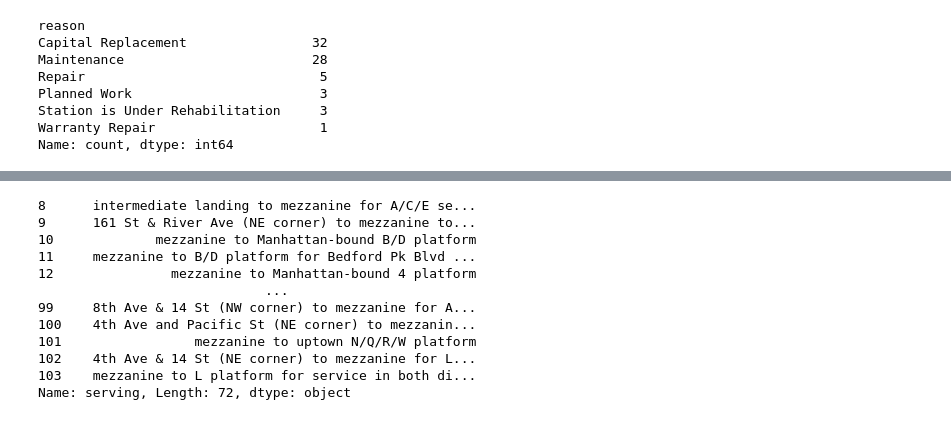
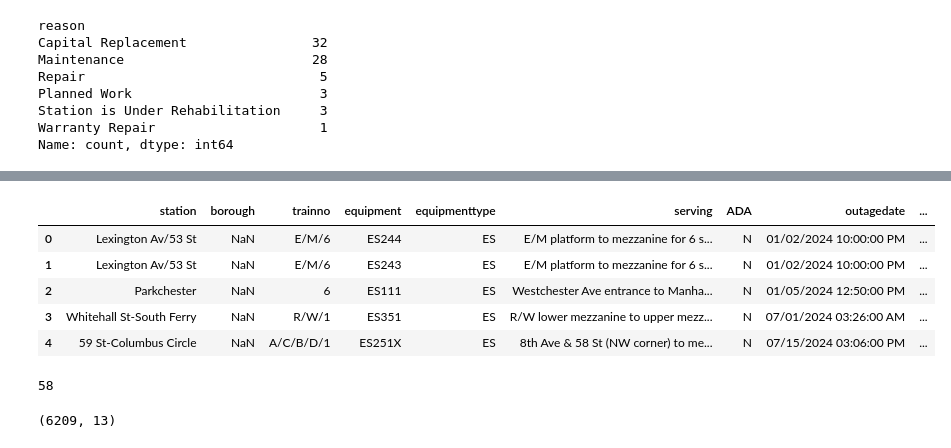
Before and after one commit to ZSlemmons/MTA-elevators, a Jupyter notebook: outage-scrape-analysis.ipynb, the cells around one changed output, grey strips where cells are left out. Drawn from its saved outputs; the diff is of its cells as text; code cells hidden in the pictures.

```diff
--- a/outage-scrape-analysis.ipynb
+++ b/outage-scrape-analysis.ipynb
@@ -179,16 +179,43 @@ test_df_el[test_df_el['reason']=="Repair"]
 | 56 | Cortlandt St | NaN | A/C/E/R/W/2/3 | EL17X | EL | Oculus main level to Fulton Cente... | Y | 2025-07-27 19:15:00 | ... |
 | 65 | Queensboro Plaza | NaN | N/W/7 | EL791X | EL | Queens Plaza North between Cresce... | Y | 2025-08-04 13:52:00 | ... |
 # %%
+import pandas as pd
+import os
+
+# Set the path to your folder
+folder_path = '/Users/zoeslemmons/Desktop/MTA-elevators/outage_data'
+file_path = '/Users/zoeslemmons/Desktop/MTA-elevators/outage_data/*.csv'
+filename = os.path.basename(file_path)
+
+# Create an empty list to hold DataFrames
+dataframes = []
+
+# Loop through each file in the folder
+for filename in os.listdir(folder_path):
+    if filename.endswith('.csv'):
+        file_path = os.path.join(folder_path, filename)
+        df = pd.read_csv(file_path)
+        df['timestamp'] = filename
+        dataframes.append(df)
+
+# Concatenate all DataFrames in the list
+combined_df = pd.concat(dataframes, ignore_index=True)
+
+# Display the first few rows
+combined_df.head()
 # %% [output]
-8      intermediate landing to mezzanine for A/C/E se...
-9      161 St & River Ave (NE corner) to mezzanine to...
-10             mezzanine to Manhattan-bound B/D platform
-11     mezzanine to B/D platform for Bedford Pk Blvd ...
-12               mezzanine to Manhattan-bound 4 platform
-                             ...
-99     8th Ave & 14 St (NW corner) to mezzanine for A...
-100    4th Ave and Pacific St (NE corner) to mezzanin...
-101                 mezzanine to uptown N/Q/R/W platform
-102    4th Ave & 14 St (NE corner) to mezzanine for L...
-103    mezzanine to L platform for service in both di...
-Name: serving, Length: 72, dtype: object
+|  | station | borough | trainno | equipment | equipmenttype | serving | ADA | outagedate | ... |
+| 0 | Lexington Av/53 St | NaN | E/M/6 | ES244 | ES | E/M platform to mezzanine for 6 s... | N | 01/02/2024 10:00:00 PM | ... |
+| 1 | Lexington Av/53 St | NaN | E/M/6 | ES243 | ES | E/M platform to mezzanine for 6 s... | N | 01/02/2024 10:00:00 PM | ... |
+| 2 | Parkchester | NaN | 6 | ES111 | ES | Westchester Ave entrance to Manha... | N | 01/05/2024 12:50:00 PM | ... |
+| 3 | Whitehall St-South Ferry | NaN | R/W/1 | ES351 | ES | R/W lower mezzanine to upper mezz... | N | 07/01/2024 03:26:00 AM | ... |
+| 4 | 59 St-Columbus Circle | NaN | A/C/B/D/1 | ES251X | ES | 8th Ave & 58 St (NW corner) to me... | N | 07/15/2024 03:06:00 PM | ... |
+# %%
+len(dataframes)
+# %% [output]
+58
+# %%
+#did we get it all?
+combined_df.shape
+# %% [output]
+(6209, 13)
```
Also changed, not shown: parts of 29 cells of this notebook, 1 other file.
